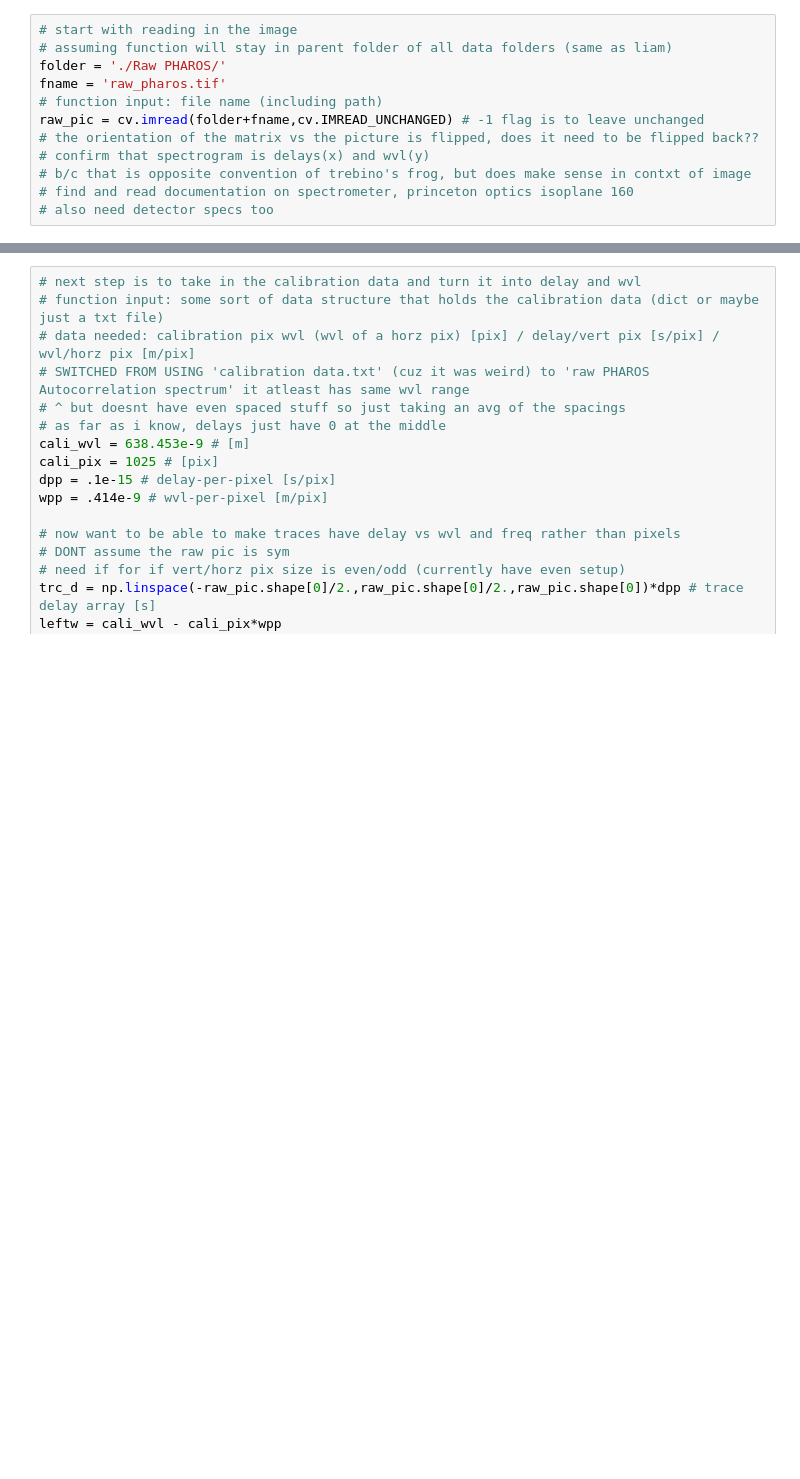
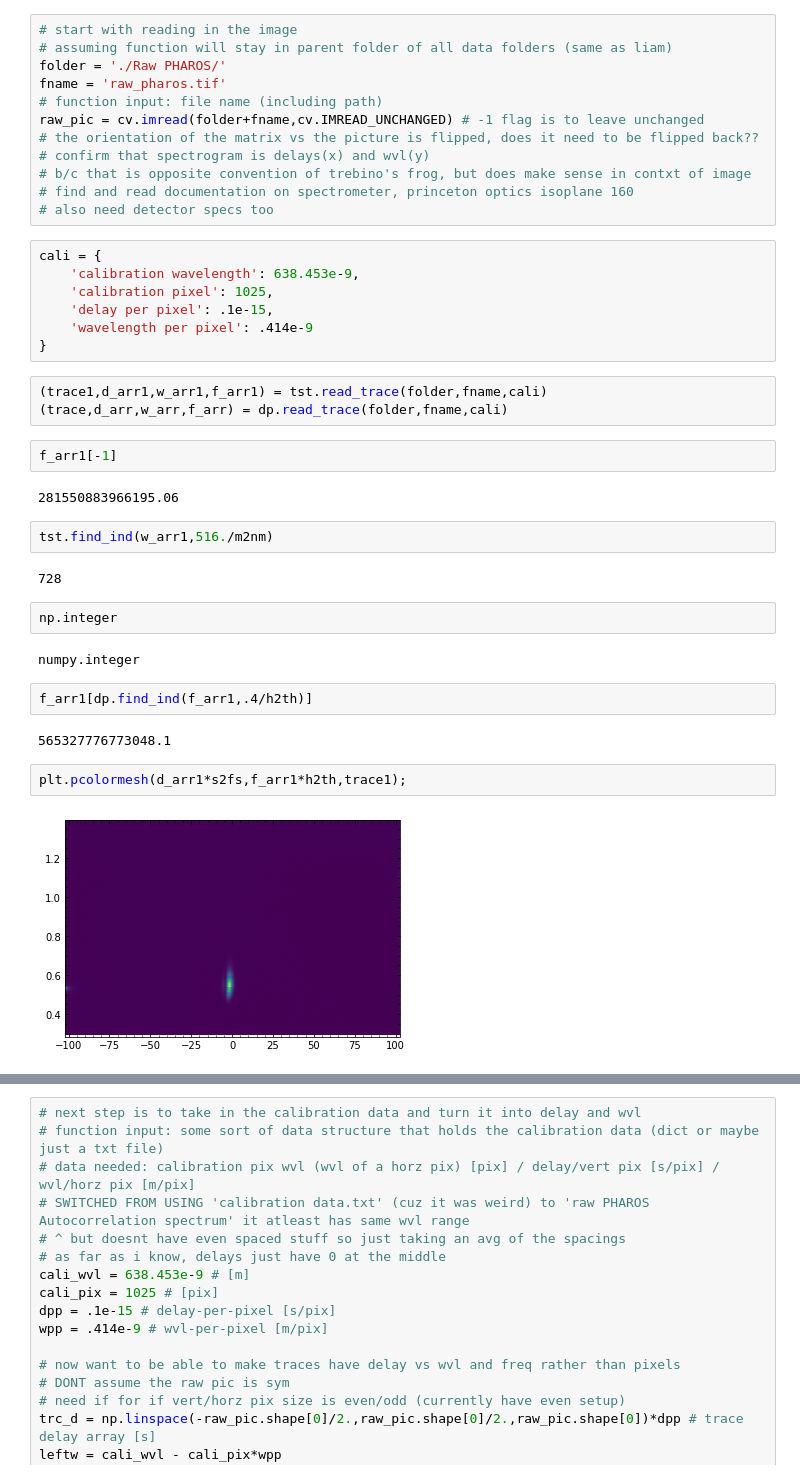
Before and after one commit to ChowdhuryGroup/FROG, a Jupyter notebook: preprocessing_test.ipynb, the cells around one changed output, grey strips where cells are left out. Cells and saved outputs as stored; diff of their text form; blank space fills up the shorter version.

```diff
--- a/preprocessing_test.ipynb
+++ b/preprocessing_test.ipynb
@@ -413,3 +426,33 @@ raw_pic = cv.imread(folder+fname,cv.IMREAD_UNCHANGED) # -1 flag is to leave unch
 # b/c that is opposite convention of trebino's frog, but does make sense in contxt of image
 # find and read documentation on spectrometer, princeton optics isoplane 160
 # also need detector specs too
+# %%
+cali = {
+    'calibration wavelength': 638.453e-9,
+    'calibration pixel': 1025,
+    'delay per pixel': .1e-15,
+    'wavelength per pixel': .414e-9
+}
+# %%
+(trace1,d_arr1,w_arr1,f_arr1) = tst.read_trace(folder,fname,cali)
+(trace,d_arr,w_arr,f_arr) = dp.read_trace(folder,fname,cali)
+# %%
+f_arr1[-1]
+# %% [output]
+281550883966195.06
+# %%
+tst.find_ind(w_arr1,516./m2nm)
+# %% [output]
+728
+# %%
+np.integer
+# %% [output]
+numpy.integer
+# %%
+f_arr1[dp.find_ind(f_arr1,.4/h2th)]
+# %% [output]
+565327776773048.1
+# %%
+plt.pcolormesh(d_arr1*s2fs,f_arr1*h2th,trace1);
+# %% [output]
+[figure, added]
```
Also changed, not shown: parts of 14 cells of this notebook, 4 other files.
